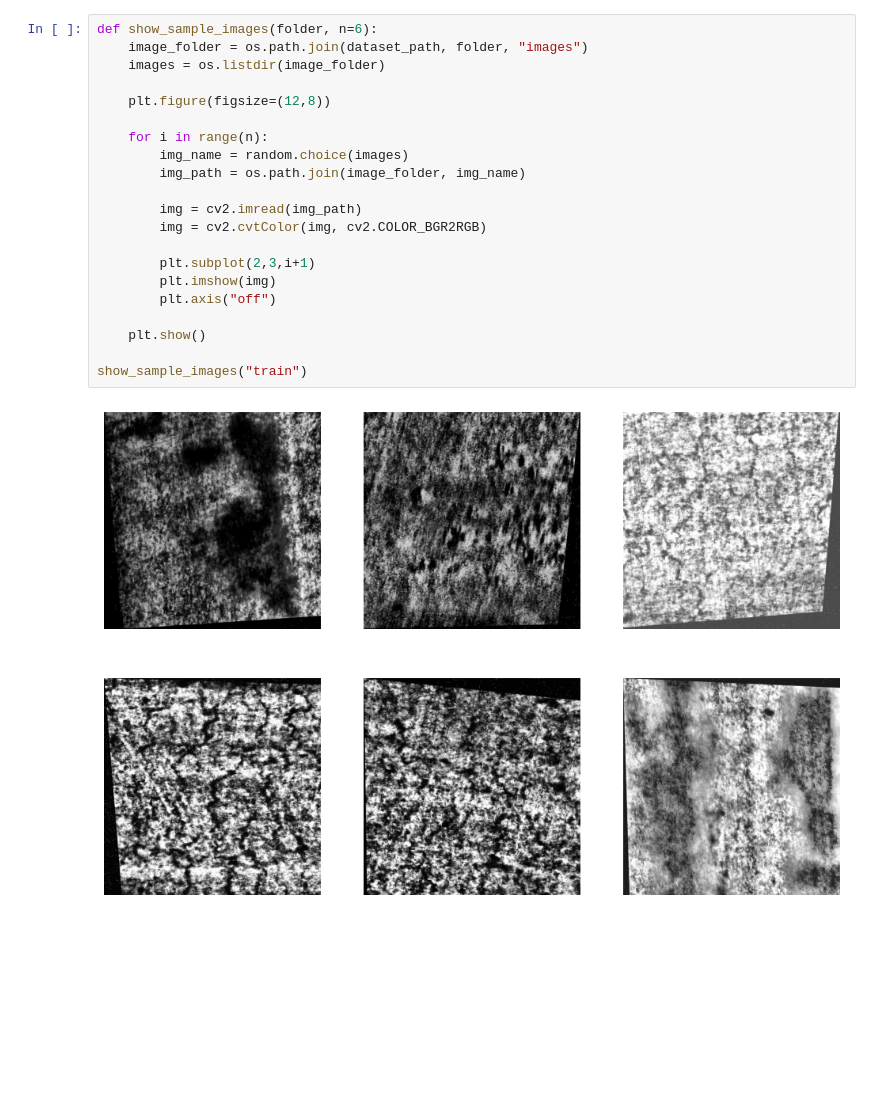
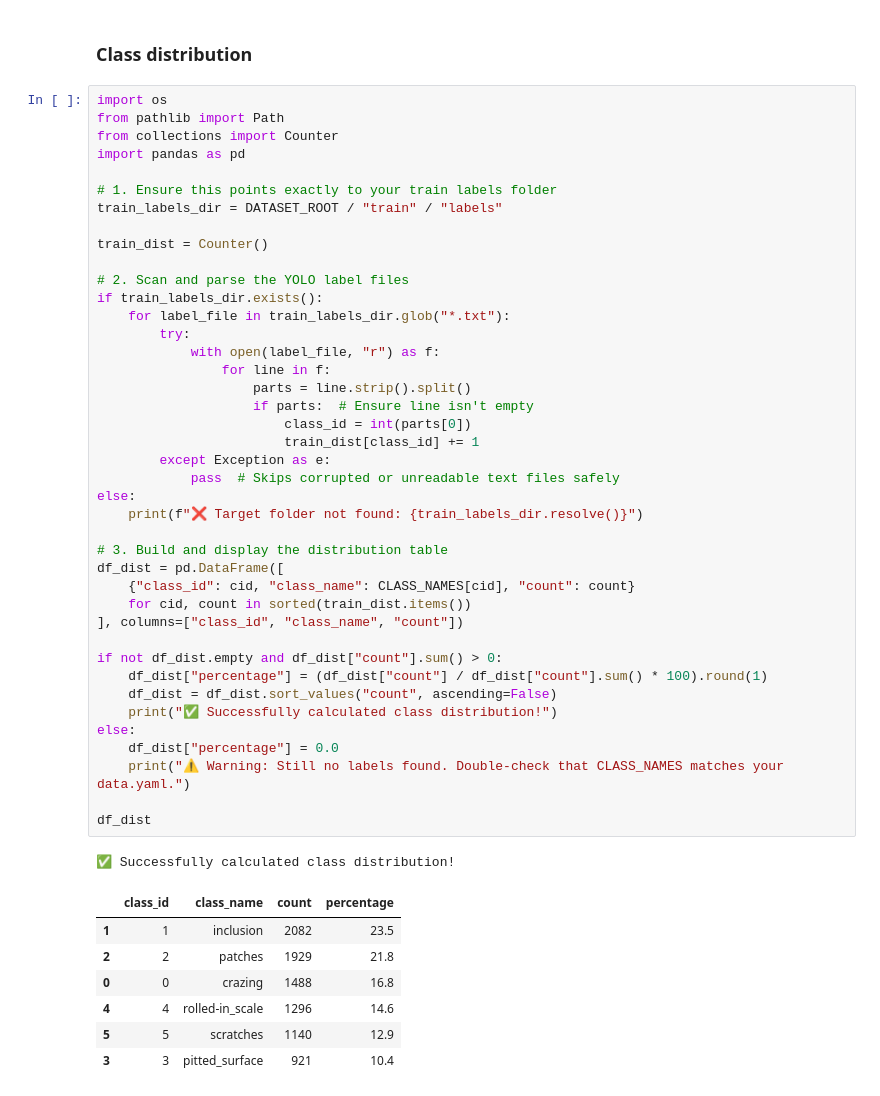
Before and after one commit to Hassan-Shoayb/FactoryEye-Real-Time-AI-Defect-Detection-System, a Jupyter notebook: notebooks/01_explore_dataset.ipynb, the cells around one changed output. Cells and saved outputs as stored; diff of their text form; blank space fills up the shorter version.

```diff
--- a/notebooks/01_explore_dataset.ipynb
+++ b/notebooks/01_explore_dataset.ipynb
@@ -32,24 +91,53 @@ Number of classes: 6
+# %% [markdown]
+### Class distribution
 # %%
-def show_sample_images(folder, n=6):
-    image_folder = os.path.join(dataset_path, folder, "images")
-    images = os.listdir(image_folder)
+import os
+from pathlib import Path
+from collections import Counter
+import pandas as pd
 
-    plt.figure(figsize=(12,8))
+# 1. Ensure this points exactly to your train labels folder
+train_labels_dir = DATASET_ROOT / "train" / "labels"
 
-    for i in range(n):
-        img_name = random.choice(images)
-        img_path = os.path.join(image_folder, img_name)
+train_dist = Counter()
 
-        img = cv2.imread(img_path)
-        img = cv2.cvtColor(img, cv2.COLOR_BGR2RGB)
+# 2. Scan and parse the YOLO label files
+if train_labels_dir.exists():
+    for label_file in train_labels_dir.glob("*.txt"):
+        try:
+            with open(label_file, "r") as f:
+                for line in f:
+                    parts = line.strip().split()
+                    if parts:  # Ensure line isn't empty
+                        class_id = int(parts[0])
+                        train_dist[class_id] += 1
+        except Exception as e:
+            pass  # Skips corrupted or unreadable text files safely
+else:
+    print(f"❌ Target folder not found: {train_labels_dir.resolve()}")
 
-        plt.subplot(2,3,i+1)
-        plt.imshow(img)
-        plt.axis("off")
+# 3. Build and display the distribution table
+df_dist = pd.DataFrame([
+    {"class_id": cid, "class_name": CLASS_NAMES[cid], "count": count}
+    for cid, count in sorted(train_dist.items())
+], columns=["class_id", "class_name", "count"])
 
-    plt.show()
+if not df_dist.empty and df_dist["count"].sum() > 0:
+    df_dist["percentage"] = (df_dist["count"] / df_dist["count"].sum() * 100).round(1)
+    df_dist = df_dist.sort_values("count", ascending=False)
+    print("✅ Successfully calculated class distribution!")
+else:
+    df_dist["percentage"] = 0.0
+    print("⚠️ Warning: Still no labels found. Double-check that CLASS_NAMES matches your data.yaml.")
 
-show_sample_images("train")
+df_dist
 # %% [output]
-[figure, removed]
+✅ Successfully calculated class distribution!
+|  | class_id | class_name | count | percentage |
+| 1 | 1 | inclusion | 2082 | 23.5 |
+| 2 | 2 | patches | 1929 | 21.8 |
+| 0 | 0 | crazing | 1488 | 16.8 |
+| 4 | 4 | rolled-in_scale | 1296 | 14.6 |
+| 5 | 5 | scratches | 1140 | 12.9 |
+| 3 | 3 | pitted_surface | 921 | 10.4 |
 # %%
```
Also changed, not shown: parts of 15 cells of this notebook.
